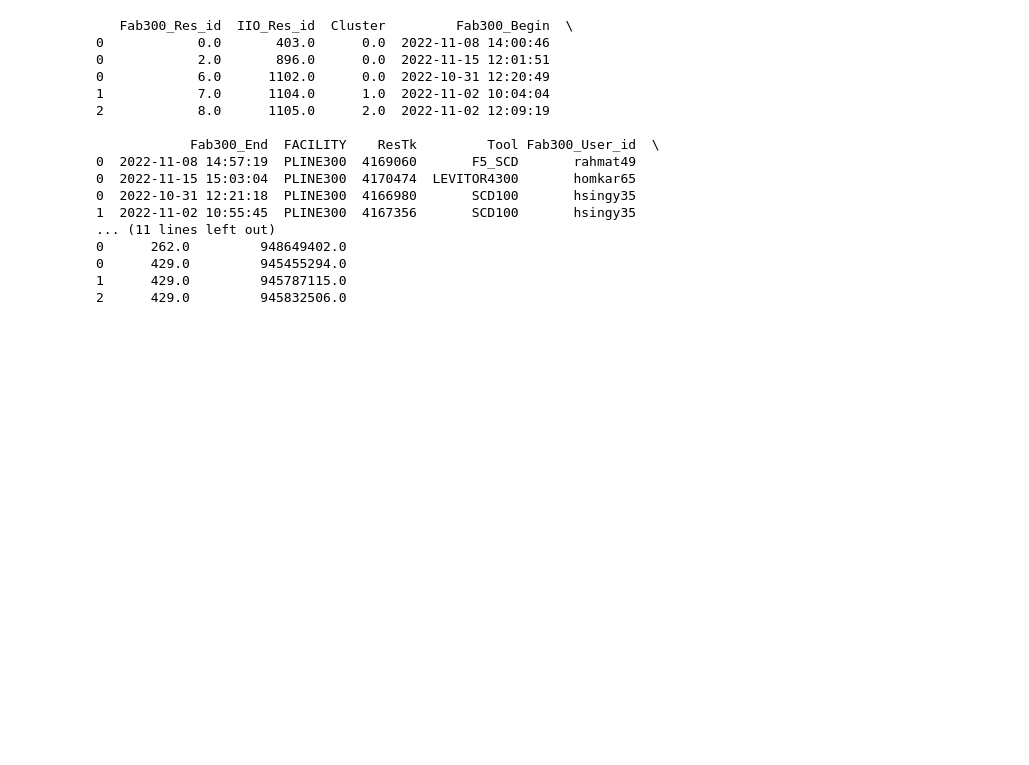
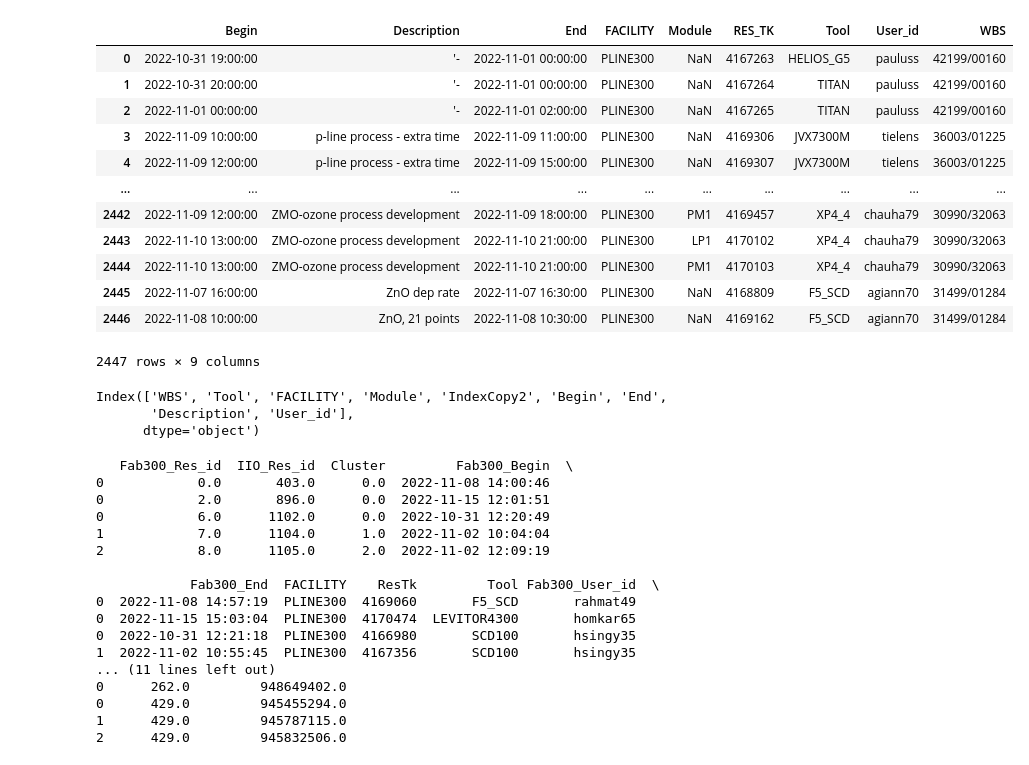
Before and after one commit to fr4nc1sj0hn/PMOPS, a Jupyter notebook: Clean Copy.ipynb, the cells around one changed output. Cells and saved outputs as stored; diff of their text form; code cells hidden in the pictures; blank space fills up the shorter version.

```diff
--- a/Clean Copy.ipynb
+++ b/Clean Copy.ipynb
@@ -545,0 +636,33 @@ def Final_Fab300_IIO_reservations(IIO_without_modules,Fab300withtoolnames,Fab300
+# %%
+df = pd.read_csv("C:/Users/fpicaso/Repos/PMOPS/20221125/4. IIO_raw_reservations .csv")
+df
+#df_IIO_without_modules = IIO_without_modules(df)
+#df_IIO_without_modules
+# %% [output]
+|  | Begin | Description | End | FACILITY | Module | RES_TK | Tool | User_id | WBS |
+| 0 | 2022-10-31 19:00:00 | '- | 2022-11-01 00:00:00 | PLINE300 | NaN | 4167263 | HELIOS_G5 | pauluss | 42199/00160 |
+| 1 | 2022-10-31 20:00:00 | '- | 2022-11-01 00:00:00 | PLINE300 | NaN | 4167264 | TITAN | pauluss | 42199/00160 |
+| 2 | 2022-11-01 00:00:00 | '- | 2022-11-01 02:00:00 | PLINE300 | NaN | 4167265 | TITAN | pauluss | 42199/00160 |
+| 3 | 2022-11-09 10:00:00 | p-line process - extra time | 2022-11-09 11:00:00 | PLINE300 | NaN | 4169306 | JVX7300M | tielens | 36003/01225 |
+| 4 | 2022-11-09 12:00:00 | p-line process - extra time | 2022-11-09 15:00:00 | PLINE300 | NaN | 4169307 | JVX7300M | tielens | 36003/01225 |
+| ... | ... | ... | ... | ... | ... | ... | ... | ... | ... |
+| 2442 | 2022-11-09 12:00:00 | ZMO-ozone process development | 2022-11-09 18:00:00 | PLINE300 | PM1 | 4169457 | XP4_4 | chauha79 | 30990/32063 |
+| 2443 | 2022-11-10 13:00:00 | ZMO-ozone process development | 2022-11-10 21:00:00 | PLINE300 | LP1 | 4170102 | XP4_4 | chauha79 | 30990/32063 |
+| 2444 | 2022-11-10 13:00:00 | ZMO-ozone process development | 2022-11-10 21:00:00 | PLINE300 | PM1 | 4170103 | XP4_4 | chauha79 | 30990/32063 |
+| 2445 | 2022-11-07 16:00:00 | ZnO dep rate | 2022-11-07 16:30:00 | PLINE300 | NaN | 4168809 | F5_SCD | agiann70 | 31499/01284 |
+| 2446 | 2022-11-08 10:00:00 | ZnO, 21 points | 2022-11-08 10:30:00 | PLINE300 | NaN | 4169162 | F5_SCD | agiann70 | 31499/01284 |
+2447 rows × 9 columns
+# %%
+df = pd.read_csv("C:/Users/fpicaso/Repos/PMOPS/20221125/4. IIO_raw_reservations .csv")
+df["Module"] = df["Module"].fillna('')
+df = df[
+    (df["WBS"] == '36003/02120')
+    & (df["FACILITY"] == 'PLINE300')
+    & (df["Tool"] == 'ZETA')
+    & (df["Module"] == '')
+]
+merge_adjacent(df).columns
+# %% [output]
+Index(['WBS', 'Tool', 'FACILITY', 'Module', 'IndexCopy2', 'Begin', 'End',
+       'Description', 'User_id'],
+      dtype='object')
```
Also changed, not shown: parts of 18 cells of this notebook, 4 other files.
